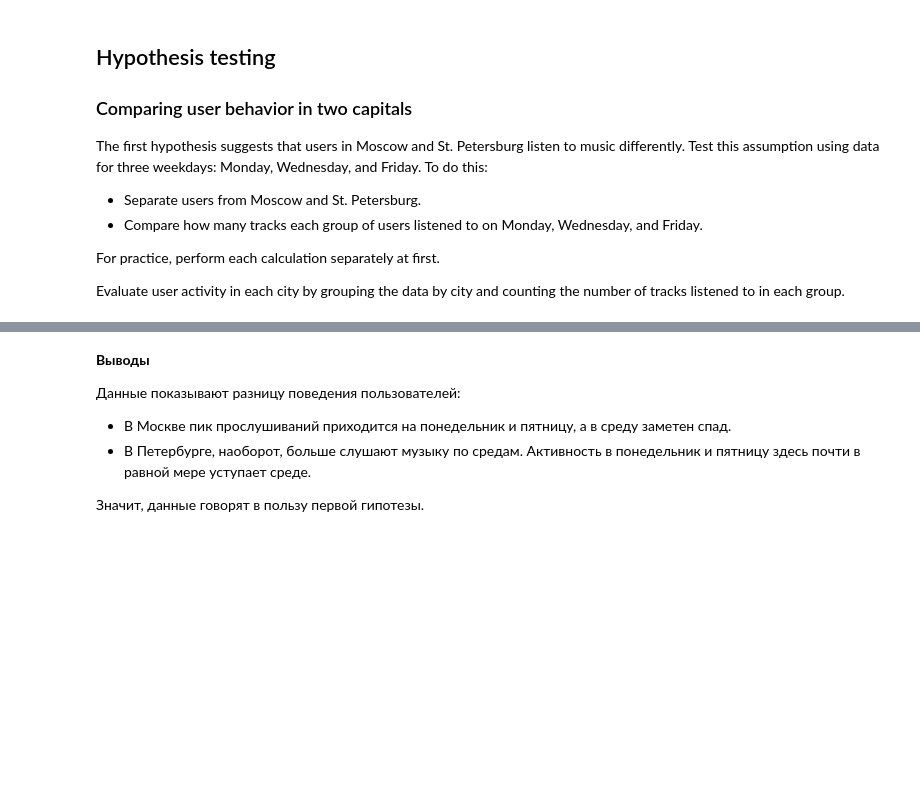
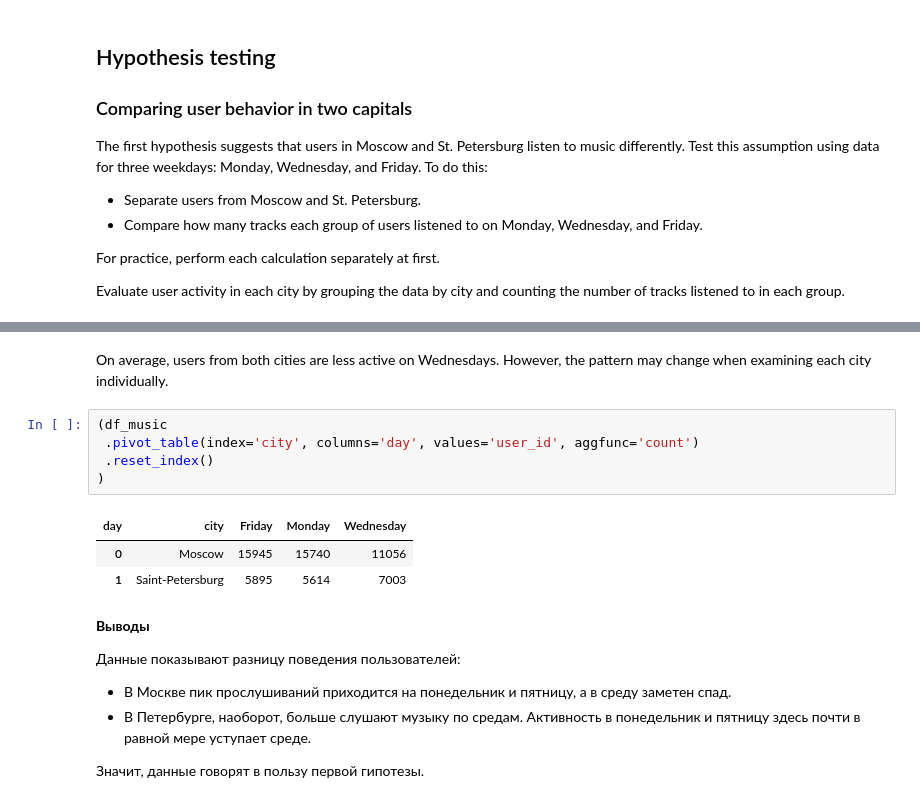
Before and after one commit to mskhmelik/yandex_data_analytics, a Jupyter notebook: Module_01/project_1.ipynb, the cells around one changed output, grey strips where cells are left out. Cells and saved outputs as stored; diff of their text form; blank space fills up the shorter version.

Commit message:
simplify eda per day per city

```diff
--- a/Module_01/project_1.ipynb
+++ b/Module_01/project_1.ipynb
@@ -330,3 +259,14 @@ NameError: name 'df' is not defined
+# %% [markdown]
+On average, users from both cities are less active on Wednesdays. However, the pattern may change when examining each city individually.
+# %%
+(df_music
+ .pivot_table(index='city', columns='day', values='user_id', aggfunc='count')
+ .reset_index()
+)
+# %% [output]
+| day | city | Friday | Monday | Wednesday |
+| 0 | Moscow | 15945 | 15740 | 11056 |
+| 1 | Saint-Petersburg | 5895 | 5614 | 7003 |
 # %% [markdown]
 **Выводы**
 
```
Also changed, not shown: parts of 18 cells of this notebook.
